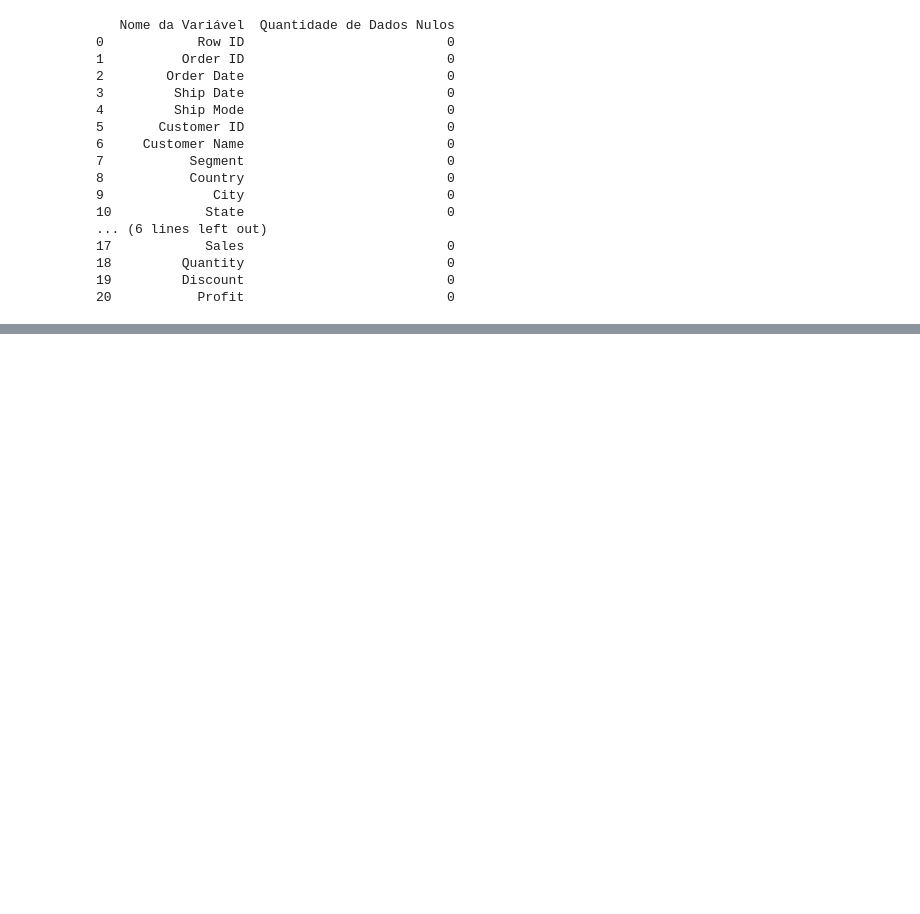
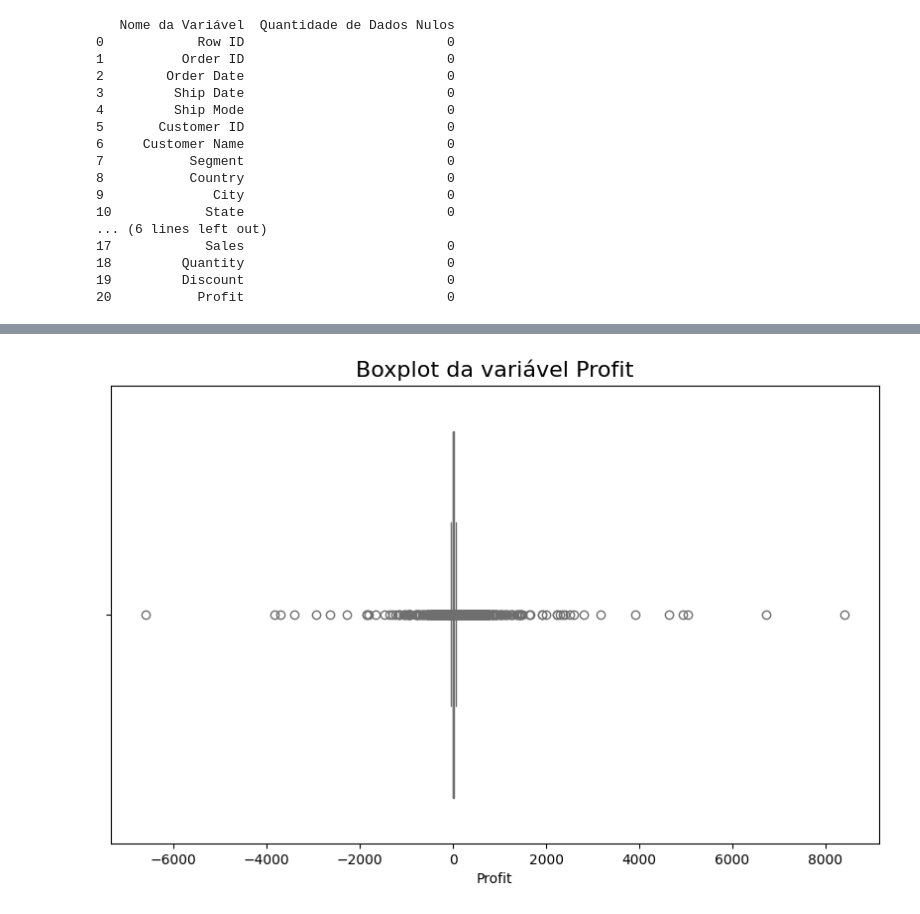
Before and after one commit to MaluAbrami/trabAnaliseDeDados, a Jupyter notebook: notebooks/Trabalho.ipynb, the cells around one changed output, grey strips where cells are left out. Saved outputs shown, nothing was run; the diff lists cells and outputs as text; code cells hidden in the pictures; blank space fills up the shorter version.

Commit message:
realizado limpeza dos dados e add justificativa da limpeza

```diff
--- a/notebooks/Trabalho.ipynb
+++ b/notebooks/Trabalho.ipynb
@@ -73,3 +75,38 @@ print(tabela_nulos)
 18         Quantity                          0
 19         Discount                          0
 20           Profit                          0
+# %%
+# Conversão de datas
+df['Order Date'] = pd.to_datetime(df['Order Date'], errors='coerce')
+df['Ship Date'] = pd.to_datetime(df['Ship Date'], errors='coerce')
+
+# Verificar se houve problemas na conversão de datas
+print("Datas não convertidas (nulos após conversão):")
+print(df[['Order Date', 'Ship Date']].isnull().sum())
+
+# Remover duplicatas
+duplicatas = df.duplicated().sum()
+print(f"Número de registros duplicados: {duplicatas}")
+df = df.drop_duplicates()
+
+# Verificar categorias inconsistentes
+categorias = ['Ship Mode', 'Segment', 'Country', 'Region', 'Category', 'Sub-Category']
+for coluna in categorias:
+    print(f"\nValores únicos em {coluna}:")
+    print(df[coluna].value_counts())
+
+# Validação de Country (esperado: United States)
+print("\nValores únicos para 'Country':")
+print(df['Country'].unique())
+
+# Analisar outliers em Discount (esperado entre 0 e 1)
+print("\nDescontos fora do padrão (esperado entre 0 e 0.8):")
+print(df[df['Discount'] > 0.8])
+
+# Verificar valores negativos inesperados (excluindo Profit, que pode ser negativo)
+print("\nValores negativos:")
+print(df[(df['Sales'] < 0) | (df['Quantity'] < 0) | (df['Postal Code'] < 0)])
+
+# ✔️ Resumo após limpeza
+print("\nResumo dos dados após limpeza:")
+print(df.info())
@@ -75,0 +131,9 @@ print(tabela_nulos)
+# %%
+# Box-plot para verificar outliers em Profit
+plt.figure(figsize=(10, 6))
+sns.boxplot(x=df['Profit'], color='skyblue')
+plt.title('Boxplot da variável Profit', fontsize=16)
+plt.xlabel('Profit')
+plt.show()
+# %% [output]
+[figure, added]
```
Also changed, not shown: parts of 3 cells of this notebook.
